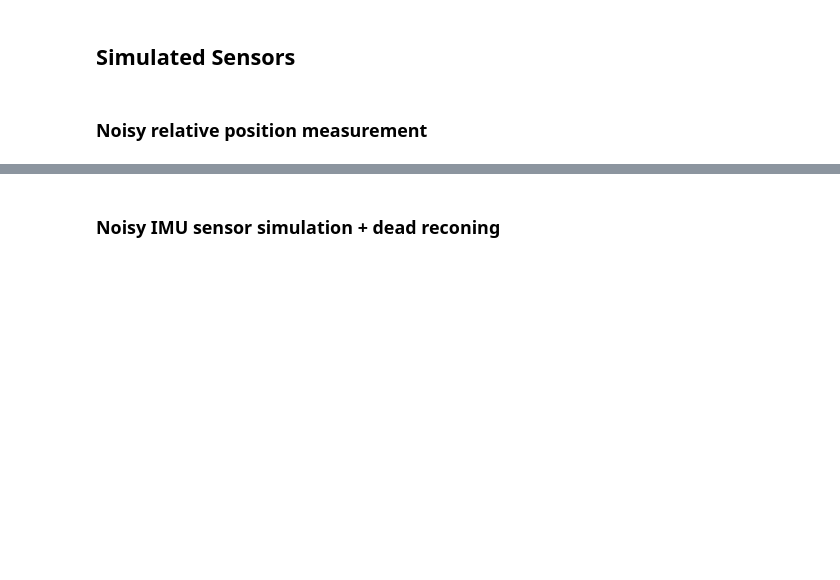
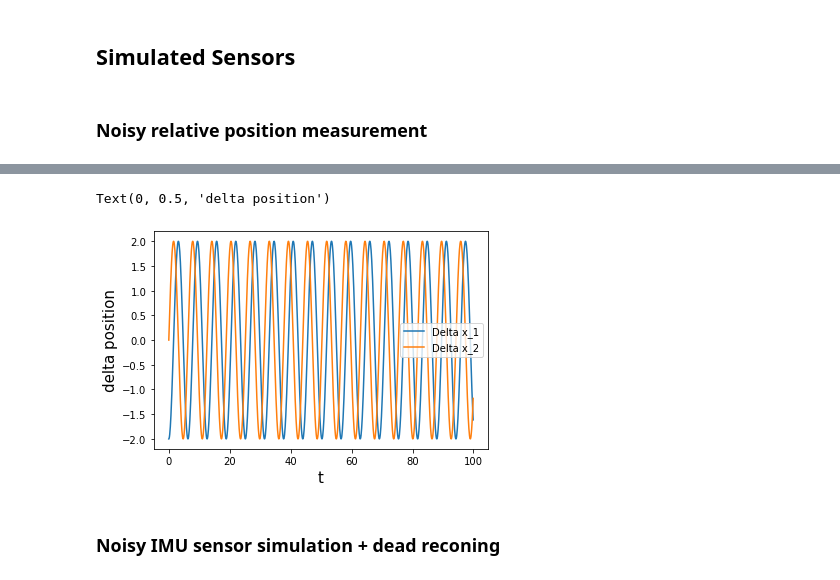
Before and after one commit to song-ranlab/dynamics-learning-localization, a Jupyter notebook: DLL_mass_spring.ipynb, the cells around one changed output, grey strips where cells are left out. Saved outputs shown, nothing was run; the diff lists cells and outputs as text; code cells hidden in the pictures; blank space fills up the shorter version.

```diff
--- a/DLL_mass_spring.ipynb
+++ b/DLL_mass_spring.ipynb
@@ -130,3 +151,13 @@ delta_noise = delta + np.random.normal(rel_sense_mean,rel_sense_std,size=delta.s
+# %%
+plt.plot(t,delta[:,0], label = 'Delta x_1')
+plt.plot(t,delta[:,1], label = 'Delta x_2')
+plt.legend()
+plt.xlabel('t', fontsize = 15)
+plt.ylabel('delta position', fontsize = 15)
+#plt.title('X-Y Trajectories')
+# %% [output]
+Text(0, 0.5, 'delta position')
+[figure, added]
 # %% [markdown]
 ### Noisy IMU sensor simulation + dead reconing
 # %%
```
Also changed, not shown: parts of 16 cells of this notebook.
